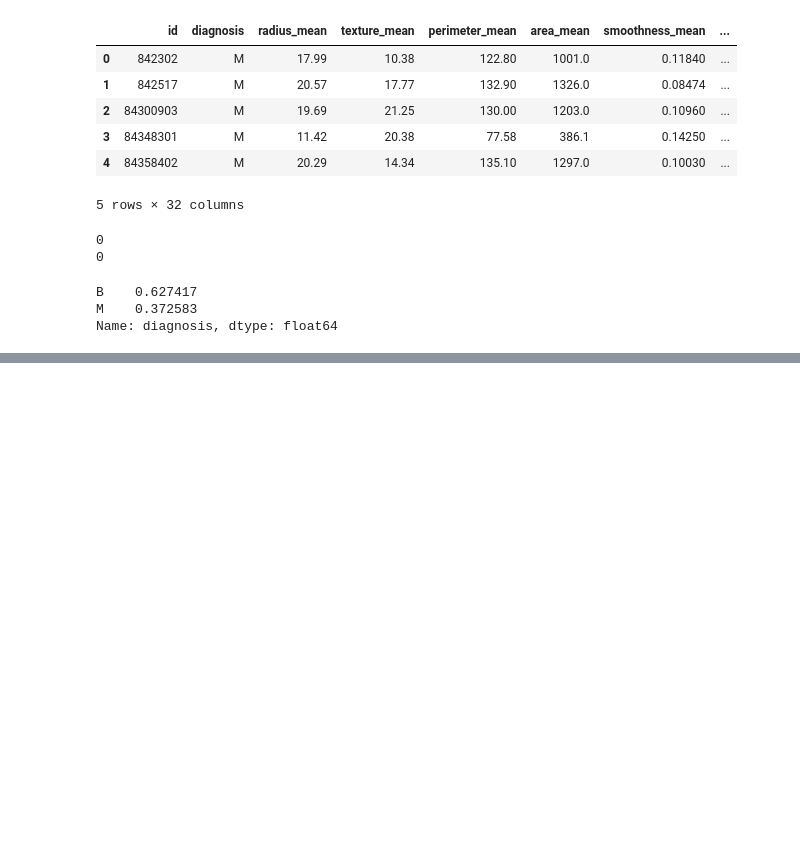
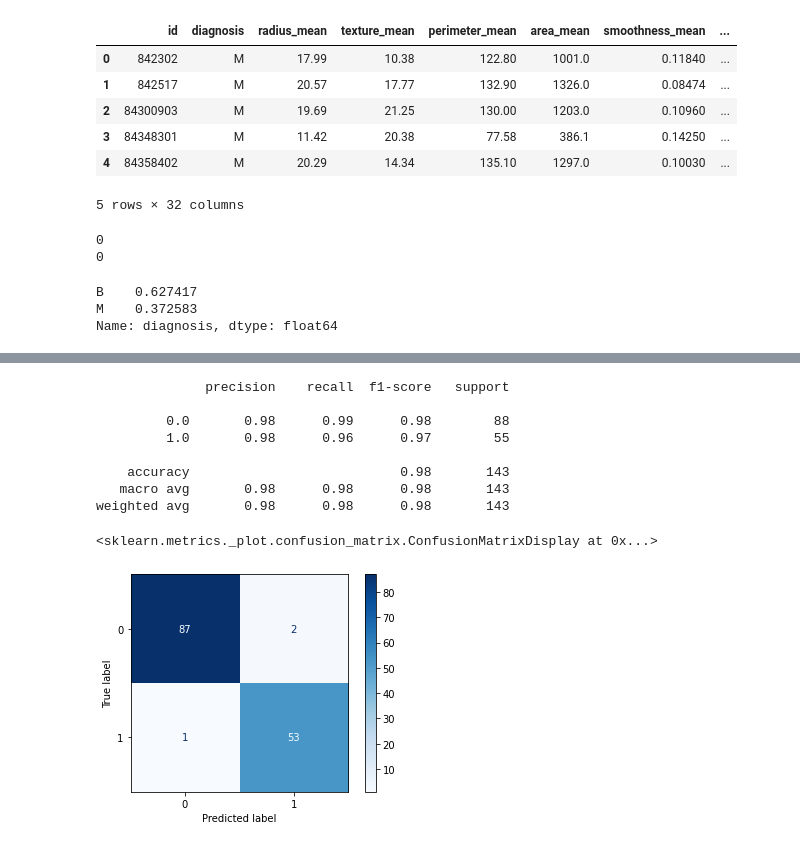
Before and after one commit to mvince33/Coding-Dojo, a Jupyter notebook: week11/binary_classification_models_in_keras.ipynb, the cells around one changed output, grey strips where cells are left out. Saved outputs shown, nothing was run; the diff lists cells and outputs as text; code cells hidden in the pictures; blank space fills up the shorter version.

```diff
--- a/week11/binary_classification_models_in_keras.ipynb
+++ b/week11/binary_classification_models_in_keras.ipynb
@@ -99,0 +100,23 @@ plot_history(history)
+# %%
+# Evaluate the model
+
+# Make predictions
+y_preds = model.predict(X_test_sc)
+
+# Round the predictions
+y_preds = np.round(y_preds)
+
+print(classification_report(y_preds, y_test))
+
+ConfusionMatrixDisplay.from_predictions(y_test, y_preds, cmap = 'Blues')
+# %% [output]
+              precision    recall  f1-score   support
+
+         0.0       0.98      0.99      0.98        88
+         1.0       0.98      0.96      0.97        55
+
+    accuracy                           0.98       143
+   macro avg       0.98      0.98      0.98       143
+weighted avg       0.98      0.98      0.98       143
+<sklearn.metrics._plot.confusion_matrix.ConfusionMatrixDisplay at 0x...>
+[figure, added]
```
Also changed, not shown: parts of 1 cell of this notebook.
